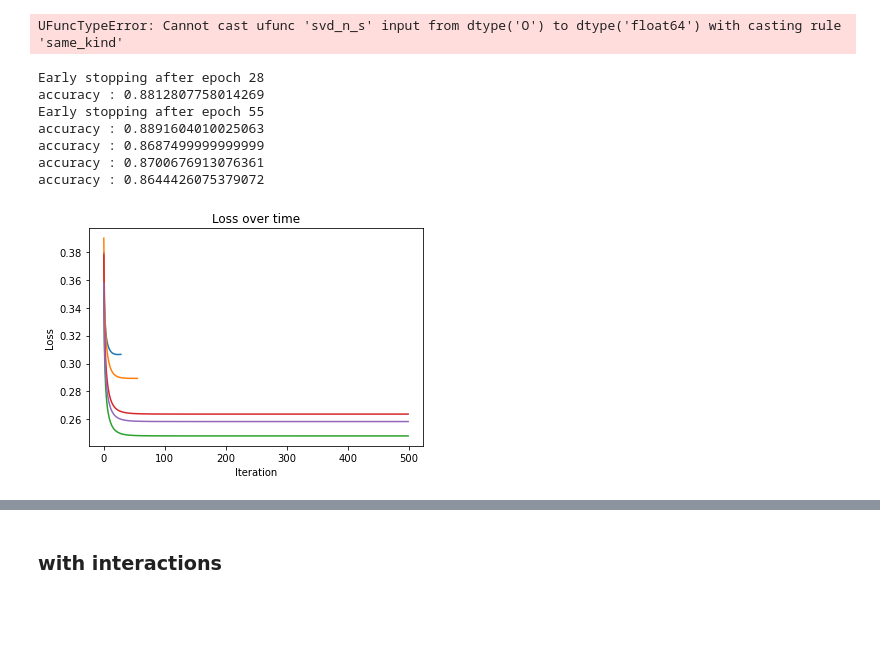
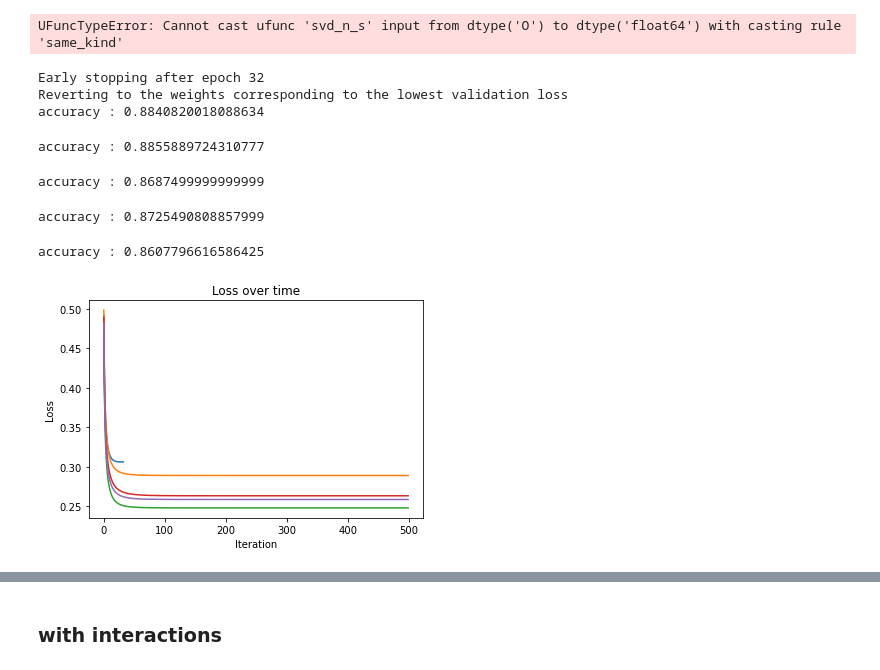
Before and after one commit to kozaka93/2024L-DSAdvancedML, a Jupyter notebook: projects/project1/group3/Narozniak_Czerwonski_Rucinski/src/my_results.ipynb, the cells around one changed output, grey strips where cells are left out. Cells and saved outputs as stored; diff of their text form; code cells hidden in the pictures; blank space fills up the shorter version.

Commit message:
add results and csv

```diff
--- a/projects/project1/group3/Narozniak_Czerwonski_Rucinski/src/my_results.ipynb
+++ b/projects/project1/group3/Narozniak_Czerwonski_Rucinski/src/my_results.ipynb
@@ -253,15 +265,0 @@ accuracy : 0.5010501152565525
-# %%
-# Comparison Models
-from utils import fitComparisonModels
-splitting_seeds = [42, 43, 44, 45, 46]
-comparison_accuracy = []
-for seed in splitting_seeds:
-    X_train, X_test, y_train, y_test = train_test_split(X, y, test_size=0.2, random_state=seed)
-    y_train = y_train.astype('int')
-    y_test = y_test.astype('int')
-    y_lda, y_qda, y_dt, y_rf = fitComparisonModels(X_train, y_train, X_test)
-    comparison_accuracy.append((balanced_accuracy_score(y_test,y_lda), balanced_accuracy_score(y_test,y_qda), balanced_accuracy_score(y_test,y_dt), balanced_accuracy_score(y_test,y_rf)))
-    print(F"lda: {balanced_accuracy_score(y_test,y_lda)}")
-    print(f"qda: {balanced_accuracy_score(y_test,y_qda)}")
-    print(f"dt: {balanced_accuracy_score(y_test,y_dt)}")
-    print(f"rf: {balanced_accuracy_score(y_test,y_rf)}")
@@ -342,25 +377,34 @@ for seed in splitting_seeds:
 UFuncTypeError: Cannot cast ufunc 'svd_n_s' input from dtype('O') to dtype('float64') with casting rule 'same_kind'
 # %%
 #SGD
+ss = StandardScaler()
+X_scaled = ss.fit_transform(X)
 splitting_seeds = [42, 43, 44, 45, 46]
 sgd_accuracy = []
-for seed in splitting_seeds:
-    X_train, X_test, y_train, y_test = train_test_split(X, y, test_size=0.2, random_state=seed)
-    X_val, X_test, y_val, y_test = train_test_split(X_test, y_test, test_size=0.5, random_state=seed)
-    logistic_regression_model = LogisticRegression(input_dim=X_train.shape[1])
-    sgd_optimizer = SGD(eta = 0.01)
+with open('my_results.csv', 'a') as f:
+    f.write(f"banana_data, sgd")
+    with open('losses.csv', 'a') as l:
+        l.write(f"banana_data, sgd")
+        for seed in splitting_seeds:
+            X_train, X_test, y_train, y_test = train_test_split(X_scaled, y, test_size=0.2, random_state=seed)
+            X_val, X_test, y_val, y_test = train_test_split(X_test, y_test, test_size=0.5, random_state=seed)
+            logistic_regression_model = LogisticRegression(input_dim=X_train.shape[1])
+            sgd_optimizer = SGD(eta = 0.01)
 
-    logistic_regression_model.train(X_train, y_train, optimizer=sgd_optimizer, patience=5, epochs=500, batch_size=32, X_val=X_val, y_val=y_val)
-    y_pred = logistic_regression_model.predict(X_test)
-    sgd_accuracy.append(balanced_accuracy_score(y_test,y_pred.round()))
-    print(f"accuracy : {balanced_accuracy_score(y_test,y_pred.round())}")
-    logistic_regression_model.plot_loss()
+            logistic_regression_model.train(X_train, y_train, optimizer=sgd_optimizer, patience=5, epochs=500, batch_size=32, X_val=X_val, y_val=y_val)
+            y_pred = logistic_regression_model.predict(X_test)
+            sgd_accuracy.append(balanced_accuracy_score(y_test,y_pred.round()))
+            print(f"accuracy : {balanced_accuracy_score(y_test,y_pred.round())}")
+            logistic_regression_model.plot_loss()
+            f.write(f", {balanced_accuracy_score(y_test,y_pred.round())}")
+            if seed == 42:
+                l.write(f", {logistic_regression_model.losses}\n")
 # %% [output]
-Early stopping after epoch 28
-accuracy : 0.8812807758014269
-Early stopping after epoch 55
-accuracy : 0.8891604010025063
-accuracy : 0.8687499999999999
-accuracy : 0.8700676913076361
-accuracy : 0.8644426075379072
+Early stopping after epoch 32
+Reverting to the weights corresponding to the lowest validation loss
+accuracy : 0.8840820018088634
+accuracy : 0.8855889724310777
+accuracy : 0.8687499999999999
+accuracy : 0.8725490808857999
+accuracy : 0.8607796616586425
-[figure, old version]
+[figure, new version]
```
Also changed, not shown: parts of 21 cells of this notebook, 2 other files.
